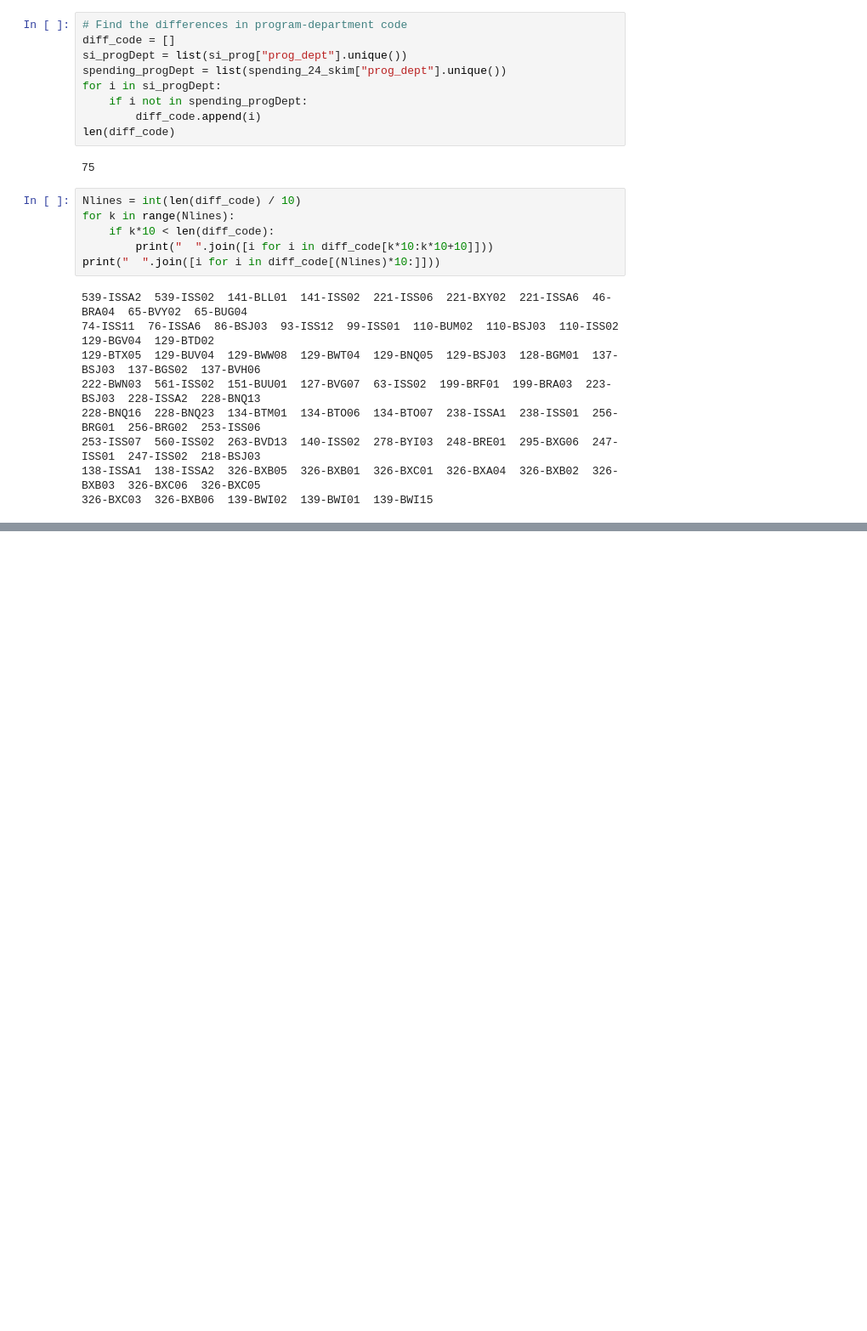
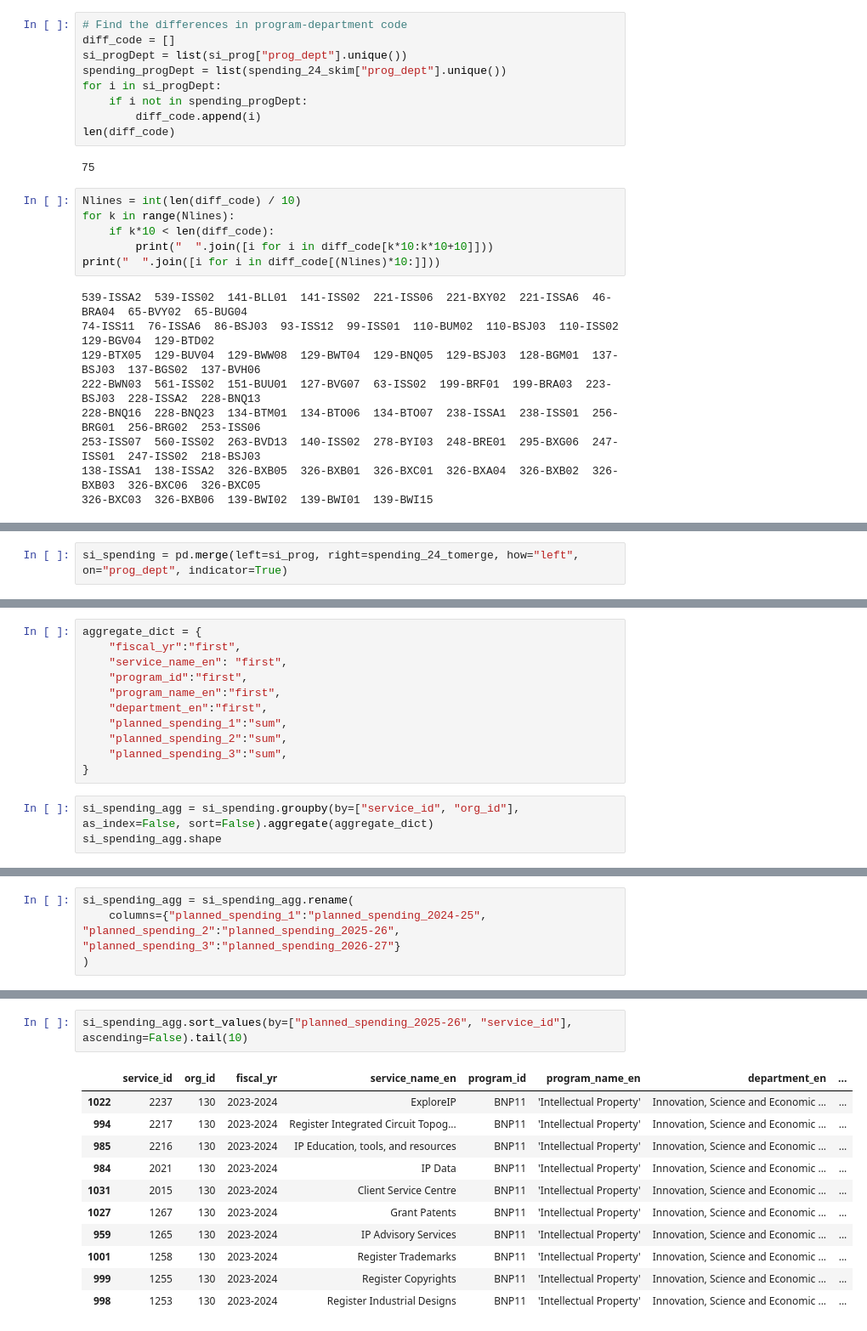
Before and after one commit to chhivc/service-data, a Jupyter notebook: notebooks/svc-spending/service-spending.ipynb, the cells around one changed output, grey strips where cells are left out. Shown at 85% size. Cells and saved outputs as stored; diff of their text form; blank space fills up the shorter version.

```diff
--- a/notebooks/svc-spending/service-spending.ipynb
+++ b/notebooks/svc-spending/service-spending.ipynb
@@ -176,0 +188,2 @@ si_prog[si_prog["prog_dept"].isin(diff_code)].to_csv("incorrect_program_code.csv
+# %%
+si_spending = pd.merge(left=si_prog, right=spending_24_tomerge, how="left", on="prog_dept", indicator=True)
@@ -176,0 +209,14 @@ si_prog[si_prog["prog_dept"].isin(diff_code)].to_csv("incorrect_program_code.csv
+# %%
+aggregate_dict = {
+    "fiscal_yr":"first",
+    "service_name_en": "first",
+    "program_id":"first",
+    "program_name_en":"first",
+    "department_en":"first",
+    "planned_spending_1":"sum",
+    "planned_spending_2":"sum",
+    "planned_spending_3":"sum",
+}
+# %%
+si_spending_agg = si_spending.groupby(by=["service_id", "org_id"], as_index=False, sort=False).aggregate(aggregate_dict)
+si_spending_agg.shape
@@ -176,0 +227,4 @@ si_prog[si_prog["prog_dept"].isin(diff_code)].to_csv("incorrect_program_code.csv
+# %%
+si_spending_agg = si_spending_agg.rename(
+    columns={"planned_spending_1":"planned_spending_2024-25", "planned_spending_2":"planned_spending_2025-26", "planned_spending_3":"planned_spending_2026-27"}
+)
@@ -176,0 +321,14 @@ si_prog[si_prog["prog_dept"].isin(diff_code)].to_csv("incorrect_program_code.csv
+# %%
+si_spending_agg.sort_values(by=["planned_spending_2025-26", "service_id"], ascending=False).tail(10)
+# %% [output]
+|  | service_id | org_id | fiscal_yr | service_name_en | program_id | program_name_en | department_en | ... |
+| 1022 | 2237 | 130 | 2023-2024 | ExploreIP | BNP11 | 'Intellectual Property' | Innovation, Science and Economic ... | ... |
+| 994 | 2217 | 130 | 2023-2024 | Register Integrated Circuit Topog... | BNP11 | 'Intellectual Property' | Innovation, Science and Economic ... | ... |
+| 985 | 2216 | 130 | 2023-2024 | IP Education, tools, and resources | BNP11 | 'Intellectual Property' | Innovation, Science and Economic ... | ... |
+| 984 | 2021 | 130 | 2023-2024 | IP Data | BNP11 | 'Intellectual Property' | Innovation, Science and Economic ... | ... |
+| 1031 | 2015 | 130 | 2023-2024 | Client Service Centre | BNP11 | 'Intellectual Property' | Innovation, Science and Economic ... | ... |
+| 1027 | 1267 | 130 | 2023-2024 | Grant Patents | BNP11 | 'Intellectual Property' | Innovation, Science and Economic ... | ... |
+| 959 | 1265 | 130 | 2023-2024 | IP Advisory Services | BNP11 | 'Intellectual Property' | Innovation, Science and Economic ... | ... |
+| 1001 | 1258 | 130 | 2023-2024 | Register Trademarks | BNP11 | 'Intellectual Property' | Innovation, Science and Economic ... | ... |
+| 999 | 1255 | 130 | 2023-2024 | Register Copyrights | BNP11 | 'Intellectual Property' | Innovation, Science and Economic ... | ... |
+| 998 | 1253 | 130 | 2023-2024 | Register Industrial Designs | BNP11 | 'Intellectual Property' | Innovation, Science and Economic ... | ... |
```
Also changed, not shown: parts of 51 cells of this notebook, 4 other files.
